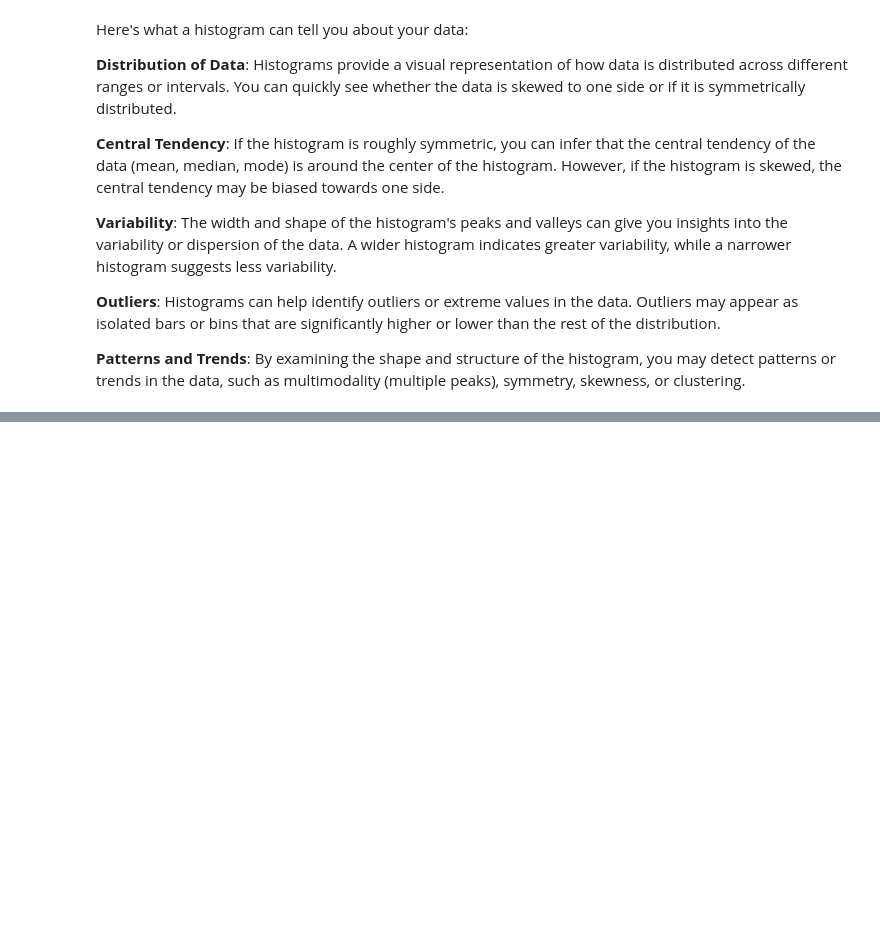
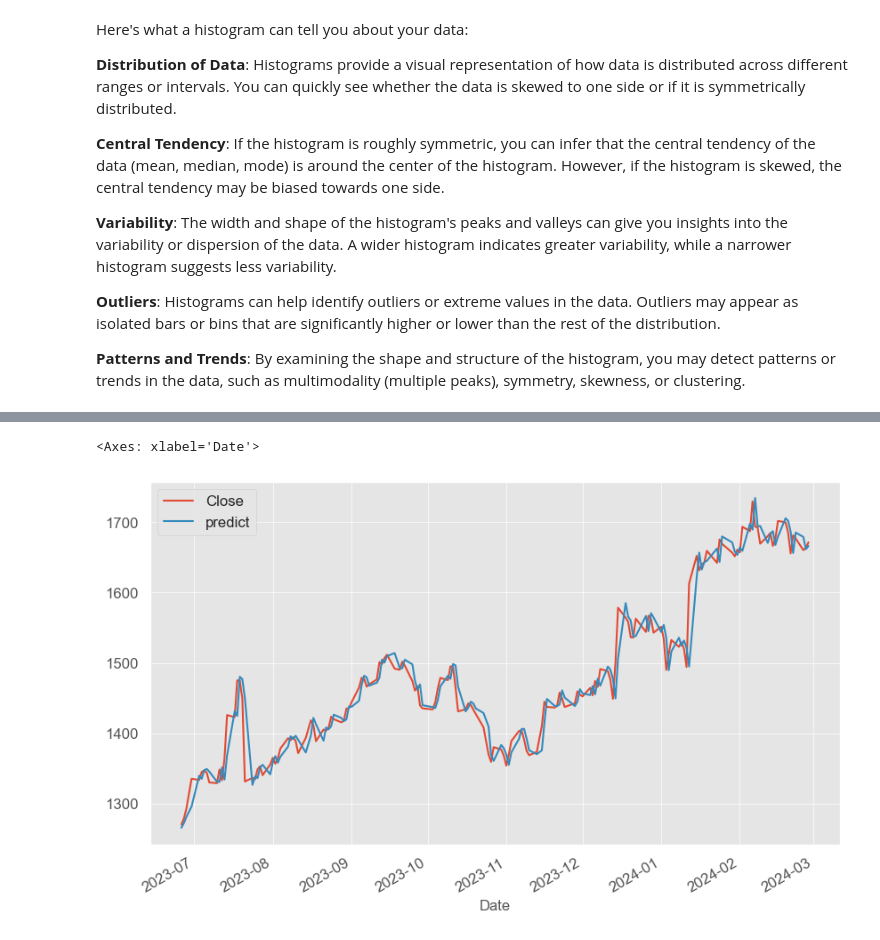
Before and after one commit to Ayush-sacri/Stock-Analysis, a Jupyter notebook: Stock-Analysis.ipynb, the cells around one changed output, grey strips where cells are left out. Saved outputs shown, nothing was run; the diff lists cells and outputs as text; code cells hidden in the pictures; blank space fills up the shorter version.

```diff
--- a/Stock-Analysis.ipynb
+++ b/Stock-Analysis.ipynb
@@ -249,0 +308,7 @@ plt.hist(x,bins=15);
+# %%
+obj=download_symb('infy')
+new_data=obj.symb()
+new_data['shift_1']=new_data.Close.shift(1)
+new_data['shift_2']=new_data.Close.shift(2)
+new_data.dropna(inplace=True)
+new_data
@@ -249,0 +330,3 @@ plt.hist(x,bins=15);
+# %%
+lr=np.linalg.lstsq(new_data[['shift_1','shift_2']],new_data.Close,rcond=None)[0]
+lr
@@ -249,0 +335,3 @@ plt.hist(x,bins=15);
+# %%
+new_data['predict']=np.dot(new_data[['shift_1','shift_2']],lr)
+new_data.head()
@@ -249,0 +346,5 @@ plt.hist(x,bins=15);
+# %%
+new_data[['Close','predict']].plot()
+# %% [output]
+<Axes: xlabel='Date'>
+[figure, added]
```
Also changed, not shown: parts of 16 cells of this notebook.
